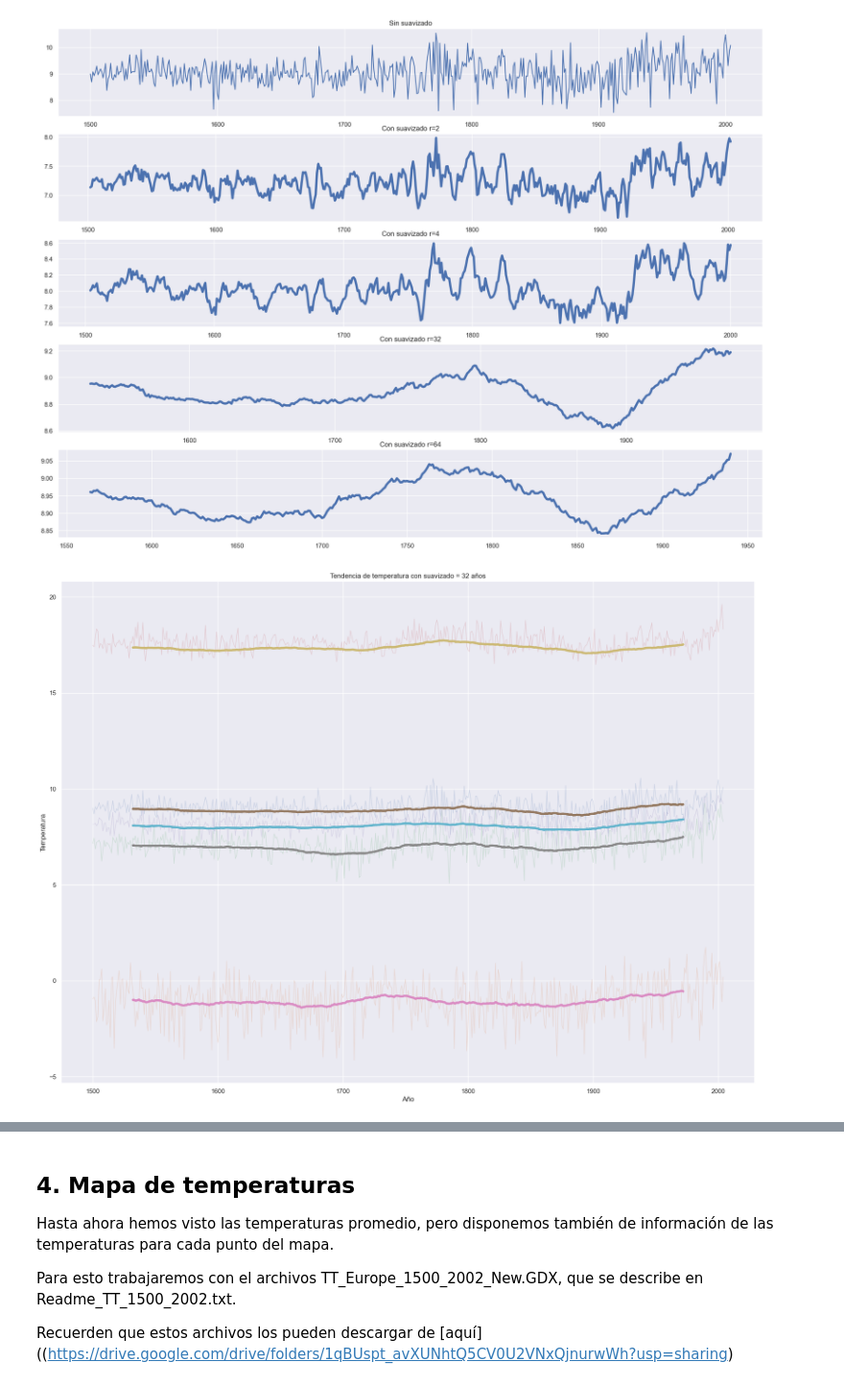
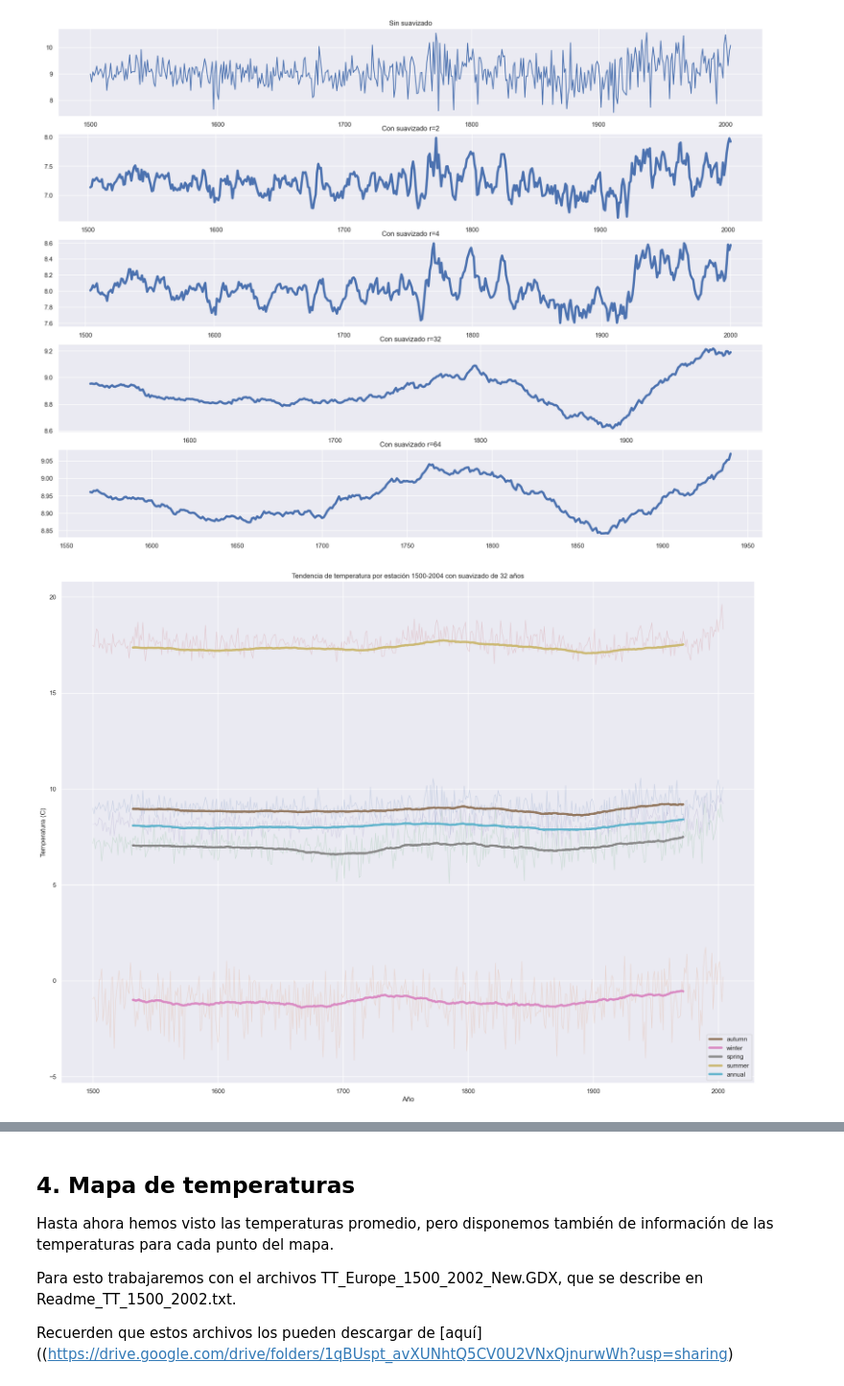
Before and after one commit to juanpsch/CEIA_Analisis_de_datos, a Jupyter notebook: clase_1/practicas/AdA_TP1_temperatures_JP.ipynb, the cells around one changed output, grey strips where cells are left out. Shown at 96% size. Drawn from its saved outputs; the diff is of its cells as text; code cells hidden in the pictures.

```diff
--- a/clase_1/practicas/AdA_TP1_temperatures_JP.ipynb
+++ b/clase_1/practicas/AdA_TP1_temperatures_JP.ipynb
@@ -275,36 +275,37 @@ for i,r in enumerate(smoothing_params):
 # %%
 def plot_temperature_trends_smooth(df,filename,r=1,start_year=None,end_year=None):
     """Realiza un gráfico de tendencia y lo almacena en un archivo.
 
     :param df: Dataframe con valores de temperaturas anuales.
                Debe contener las columnas 'year' y 'autumn','winter','spring','summer', 'annual'.
     :type pd.Dataframe
     :param filename: Nombre del archivo de salida
     :type string
     :param start_year: Año inicial. Si se omite, es el primero de la serie.
     :type int, optional
     :param end_year: Año final. Si se omite, es el último de la serie.
     :type int, optional
     """
     smoothing_params =  r
 
     fig = plt.figure(figsize=(22,16))
     ax = fig.add_subplot(1, 1, 1)
     ax.plot(df.year,df[['autumn','winter','spring','summer','annual']],lw=1, alpha=0.2)
     for i in df[['autumn','winter','spring','summer','annual']].columns:
-          ax.plot(df.year[r:-r], smooth(df[i], r),lw=4, alpha=1)
-    ax.set_title("Tendencia de temperatura con suavizado = {} años".format(r))
+          ax.plot(df.year[r:-r], smooth(df[i], r),lw=4, alpha=1, label=i)
+    ax.set_title("Tendencia de temperatura por estación 1500-2004 con suavizado de {} años".format(r))
     ax.set_xlabel('Año')
-    ax.set_ylabel('Temperatura')
+    ax.set_ylabel('Temperatura (C)')
+    ax.legend(loc='lower right')
 
 
 
 
 
 plot_temperature_trends_smooth(df,filename="tendencia_temperatura_suavizado.png",
                                r=32,start_year=None,end_year=None)
 # %% [output]
-[figure, old version]
+[figure, new version]
 # %% [markdown]
 Opcional: es posible mejorar el gráfico anterior mostrando los valores con distinto suavizado con menor opacidad, como se muestra en la figura.
 
```
